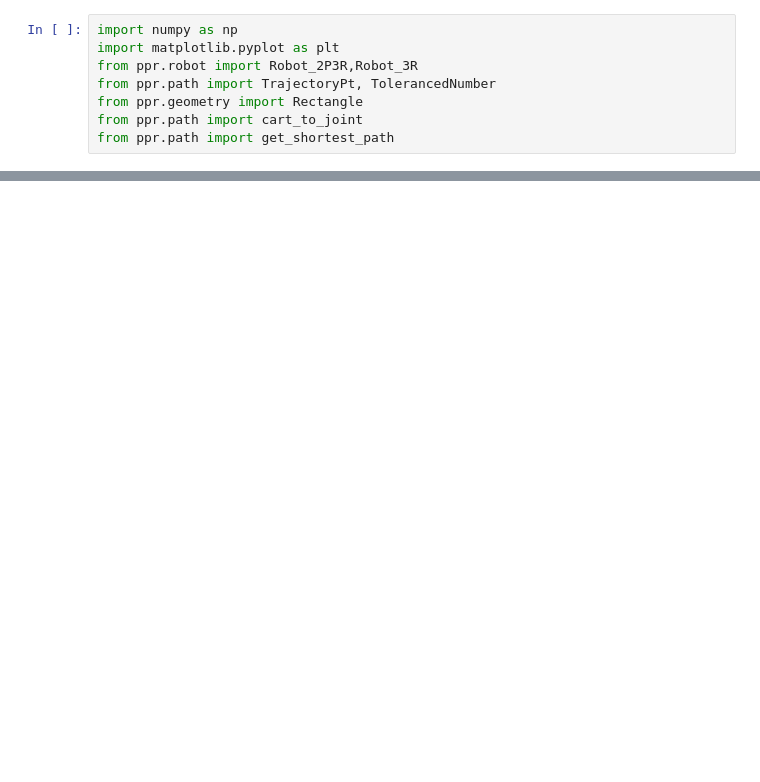
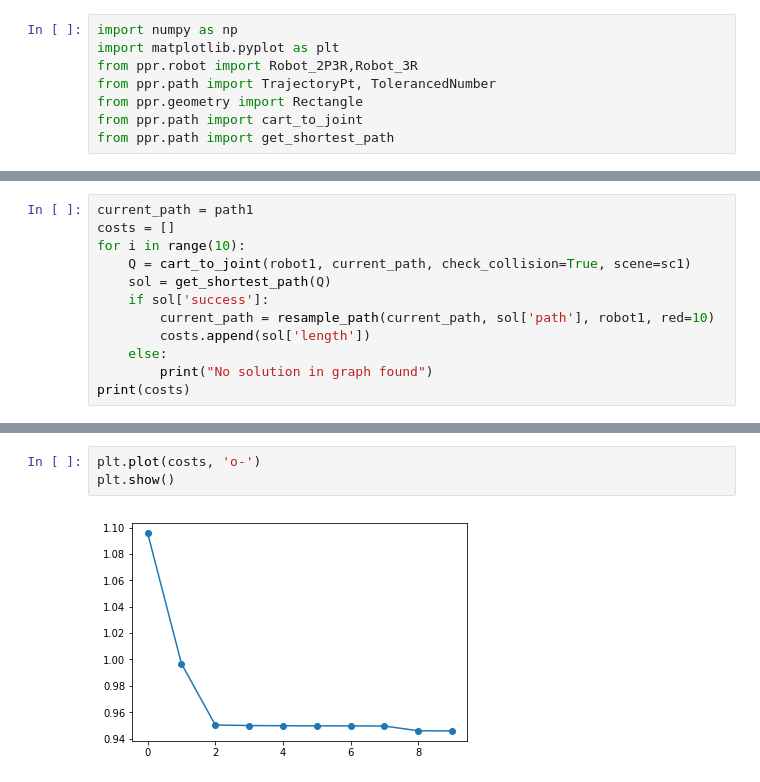
Before and after one commit to JeroenDM/planar_python_robotics, a Jupyter notebook: incremental_grid_refining.ipynb, the cells around one changed output, grey strips where cells are left out. Saved outputs shown, nothing was run; the diff lists cells and outputs as text; blank space fills up the shorter version.

```diff
--- a/incremental_grid_refining.ipynb
+++ b/incremental_grid_refining.ipynb
@@ -49,0 +116,12 @@ tp.p[1].l
+# %%
+current_path = path1
+costs = []
+for i in range(10):
+    Q = cart_to_joint(robot1, current_path, check_collision=True, scene=sc1)
+    sol = get_shortest_path(Q)
+    if sol['success']:
+        current_path = resample_path(current_path, sol['path'], robot1, red=10)
+        costs.append(sol['length'])
+    else:
+        print("No solution in graph found")
+print(costs)
@@ -49,0 +146,5 @@ tp.p[1].l
+# %%
+plt.plot(costs, 'o-')
+plt.show()
+# %% [output]
+[figure, added]
```
Also changed, not shown: parts of 10 cells of this notebook, 1 other file.
